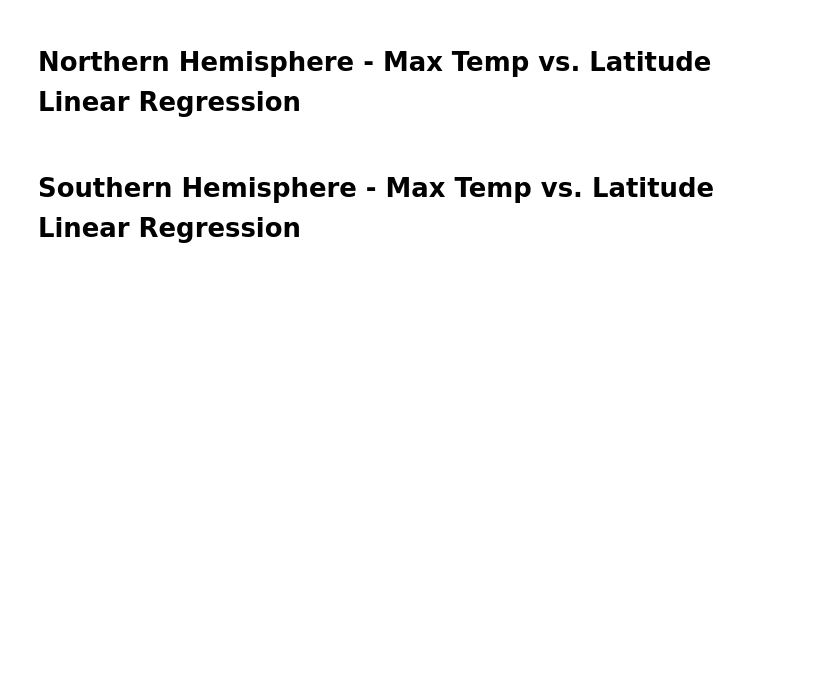
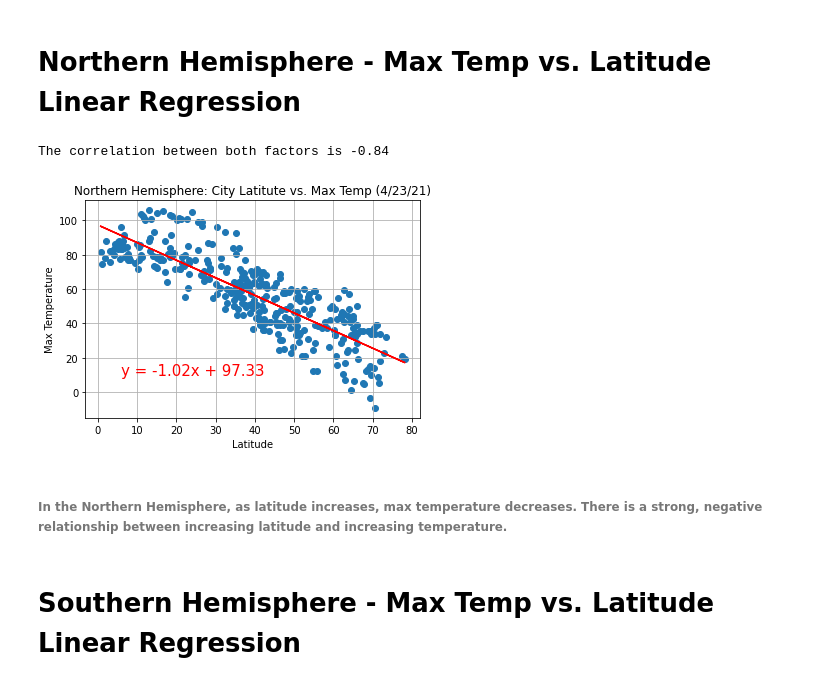
Before and after one commit to MarcLeslie/python-api-challenge, a Jupyter notebook: WeatherPy/WeatherPy.ipynb, the cells around one changed output. Drawn from its saved outputs; the diff is of its cells as text; code cells hidden in the pictures; blank space fills up the shorter version.

Commit message:
First linear regress done

```diff
--- a/WeatherPy/WeatherPy.ipynb
+++ b/WeatherPy/WeatherPy.ipynb
@@ -222,2 +233,8 @@ plt.show()
 # %% [markdown]
 # Linear Regression
+# %%
+#create 2 new DFs
+NH_df = all_df.loc[(all_df["Lat"] >0) ]
+#NH_df.describe()
+SH_df = all_df.loc[(all_df["Lat"] <0) ]
+SH_df.describe()
@@ -224,3 +251,26 @@ plt.show()
 # %% [markdown]
 # Northern Hemisphere - Max Temp vs. Latitude Linear Regression
+# %%
+lat_NH = NH_df.iloc[:,1]
+max_temp_NH = NH_df.iloc[:,3]
+correlation = st.pearsonr(lat_NH, max_temp_NH)
+print(f"The correlation between both factors is {round(correlation[0],2)}")
+# %% [output]
+The correlation between both factors is -0.84
+# %%
+#x_values = lat_NH, y_values = max_temp_NH
+(slope, intercept, rvalue, pvalue, stderr) = linregress(lat_NH, max_temp_NH)
+regress_values = lat_NH * slope + intercept
+line_eq = "y = " + str(round(slope,2)) + "x + " + str(round(intercept,2))
+plt.scatter(lat_NH, max_temp_NH)
+plt.plot(lat_NH,regress_values,"r-")
+plt.annotate(line_eq,(6,10),fontsize=15,color="red")
+plt.xlabel("Latitude")
+plt.ylabel("Max Temperature")
+plt.title("Northern Hemisphere: City Latitute vs. Max Temp (4/23/21)")
+plt.grid()
+plt.savefig("../output_data/city_lat_temp_LR.png")
+plt.show()
+# %% [output]
+[figure, added]
 # %%
@@ -230,3 +279,5 @@ plt.show()
+# %% [markdown]
+###### In the Northern Hemisphere, as latitude increases, max temperature decreases.  There is a strong, negative relationship between increasing latitude and increasing temperature.
 # %% [markdown]
 # Southern Hemisphere - Max Temp vs. Latitude Linear Regression
 # %%
```
Also changed, not shown: parts of 7 cells of this notebook, 2 other files.
